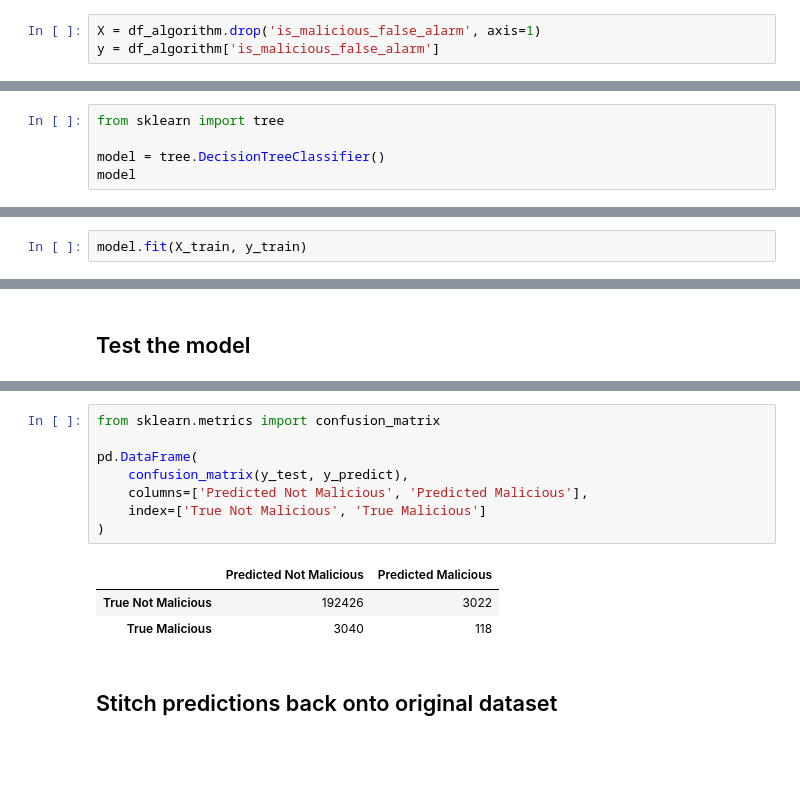
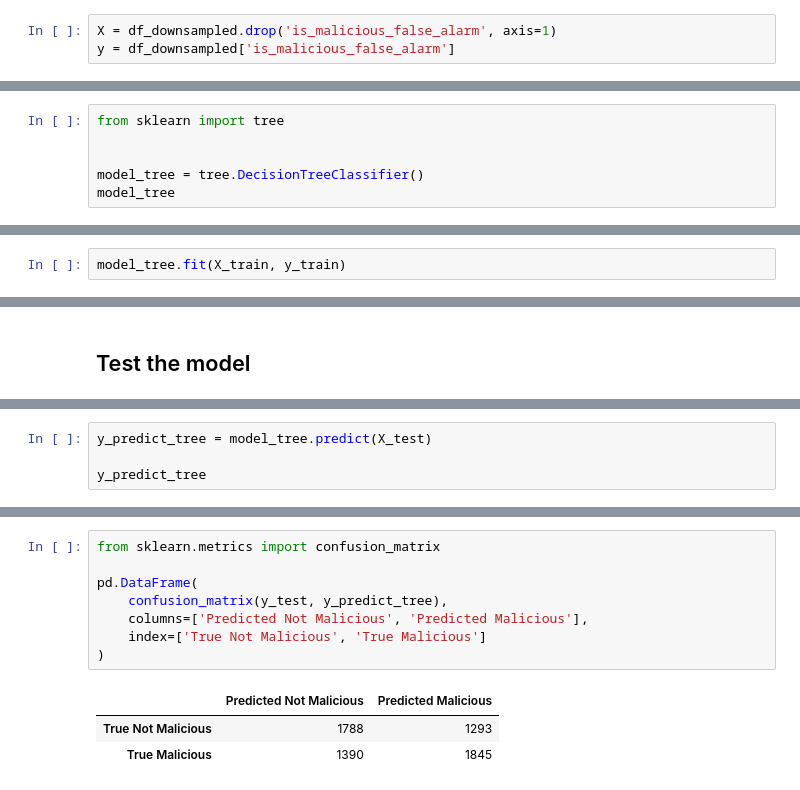
Before and after one commit to GuerrillaAnalytics/proj001_lfb, a Jupyter notebook: wp/wp_005_false_alarm_analysis/01/wp_005_false_alarm_analysis.ipynb, the cells around one changed output, grey strips where cells are left out. Cells and saved outputs as stored; diff of their text form; blank space fills up the shorter version.

```diff
--- a/wp/wp_005_false_alarm_analysis/01/wp_005_false_alarm_analysis.ipynb
+++ b/wp/wp_005_false_alarm_analysis/01/wp_005_false_alarm_analysis.ipynb
@@ -490,8 +572,8 @@ dtype: object
 # %% [markdown]
 ## Fit the model
 # %%
-X = df_algorithm.drop('is_malicious_false_alarm', axis=1)
-y = df_algorithm['is_malicious_false_alarm']
+X = df_downsampled.drop('is_malicious_false_alarm', axis=1)
+y = df_downsampled['is_malicious_false_alarm']
 # %%
 from sklearn.model_selection import train_test_split
 
@@ -521,8 +603,9 @@ Name: is_malicious_false_alarm, dtype: int64
 # %%
 from sklearn import tree
 
-model = tree.DecisionTreeClassifier()
-model
+
+model_tree = tree.DecisionTreeClassifier()
+model_tree
 # %% [output]
 DecisionTreeClassifier(class_weight=None, criterion='gini', max_depth=None,
             max_features=None, max_leaf_nodes=None,
@@ -533,5 +621,5 @@ DecisionTreeClassifier(class_weight=None, criterion='gini', max_depth=None,
 # %%
-model.fit(X_train, y_train)
+model_tree.fit(X_train, y_train)
 # %% [output]
 DecisionTreeClassifier(class_weight=None, criterion='gini', max_depth=None,
             max_features=None, max_leaf_nodes=None,
@@ -549,0 +642,4 @@ array([0, 0, 0, ..., 0, 0, 0])
+# %%
+y_predict_tree = model_tree.predict(X_test)
+
+y_predict_tree
@@ -556,14 +671,12 @@ accuracy_score(y_test, y_predict)
 # %%
 from sklearn.metrics import confusion_matrix
 
 pd.DataFrame(
-    confusion_matrix(y_test, y_predict),
+    confusion_matrix(y_test, y_predict_tree),
     columns=['Predicted Not Malicious', 'Predicted Malicious'],
     index=['True Not Malicious', 'True Malicious']
 )
 # %% [output]
 |  | Predicted Not Malicious | Predicted Malicious |
-| True Not Malicious | 192426 | 3022 |
-| True Malicious | 3040 | 118 |
+| True Not Malicious | 1788 | 1293 |
+| True Malicious | 1390 | 1845 |
-# %% [markdown]
-## Stitch predictions back onto original dataset
```
Also changed, not shown: parts of 47 cells of this notebook.
